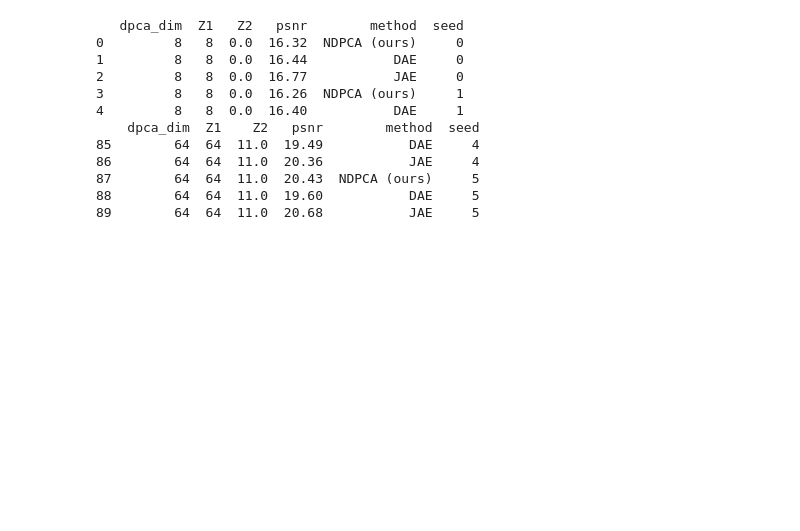
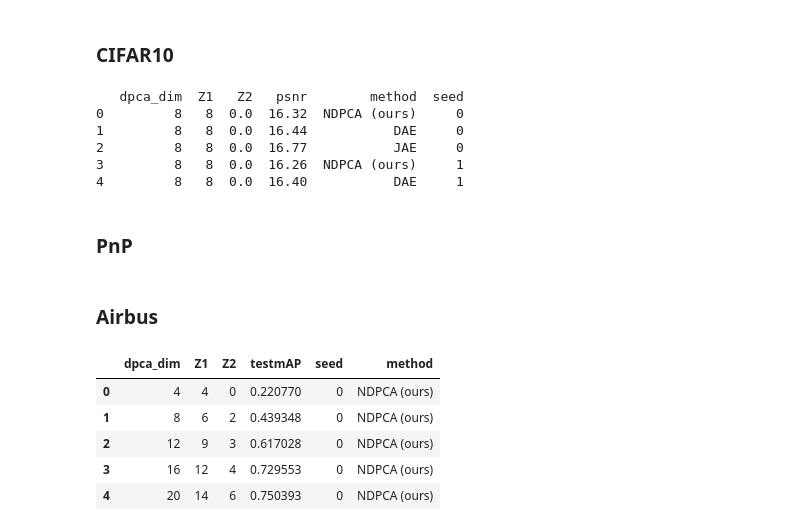
Before and after one commit to UTAustin-SwarmLab/Task-aware-Distributed-Source-Coding, a Jupyter notebook: plots/make_plot.ipynb, the cells around one changed output. Cells and saved outputs as stored; diff of their text form; code cells hidden in the pictures; blank space fills up the shorter version.

```diff
--- a/plots/make_plot.ipynb
+++ b/plots/make_plot.ipynb
@@ -11,3 +13,5 @@ warnings.simplefilter(action='ignore', category=FutureWarning)
+# %% [markdown]
+### CIFAR10
 # %%
 numval = 5
 numseed = 6
@@ -73,7 +77,6 @@ for i in range(len(psnr_dae)): ### latent dim
         cifar_df = cifar_df.append({'dpca_dim': Z[i], 'Z1': Z1[i, j], 'Z2': Z2[i, j] ,'psnr': psnr_jae[i, j], 'method': 'JAE', 'seed': j}, ignore_index=True)
 
 print(cifar_df.head())
-print(cifar_df.tail())
 # %% [output]
    dpca_dim  Z1   Z2   psnr        method  seed
 0         8   8  0.0  16.32  NDPCA (ours)     0
@@ -81,9 +84,39 @@ print(cifar_df.tail())
 2         8   8  0.0  16.77           JAE     0
 3         8   8  0.0  16.26  NDPCA (ours)     1
 4         8   8  0.0  16.40           DAE     1
-    dpca_dim  Z1    Z2   psnr        method  seed
-85        64  64  11.0  19.49           DAE     4
-86        64  64  11.0  20.36           JAE     4
-87        64  64  11.0  20.43  NDPCA (ours)     5
-88        64  64  11.0  19.60           DAE     5
-89        64  64  11.0  20.68           JAE     5
+# %% [markdown]
+### PnP
+# %% [markdown]
+### Airbus
+# %%
+airbus_df = pd.read_csv('../csv_data/airbus.csv') # seed 0 ep 349
+airbus_df.drop(columns=['dim of z2 private'], inplace=True)
+airbus_df.rename(columns={"dim of z1 private": "Z1", "dim of z1 share": "Z2"}, inplace=True)
+
+JAE_map = [[0.2781, 0.6603, 0.7343, 0.8007]
+        #   ,[0.2905, 0.5993, X, 0.7595]
+]
+DAE_map = [[0.2087, 0.5329, 0.6188, 0.6531]
+        #   ,[0, 0, 0.5843, X]
+		  ]
+AE_Zs = [4, 12, 20, 40]
+
+for z_ind, z in enumerate(AE_Zs):
+	for seed in range(len(JAE_map)):
+		airbus_df = airbus_df.append({'dpca_dim': z, 'Z1': z, 'Z2': 0 ,'testmAP': DAE_map[seed][z_ind], 'method': 'DAE', 'seed': seed}, ignore_index=True)
+		airbus_df = airbus_df.append({'dpca_dim': z, 'Z1': z, 'Z2': 0 ,'testmAP': JAE_map[seed][z_ind], 'method': 'JAE', 'seed': seed}, ignore_index=True)
+
+
+for z in np.arange(4, 41, 4): ### latent dim
+	airbus_df = airbus_df.append({'dpca_dim': z, 'Z1': z, 'Z2': 0 ,'testmAP': 0, 'method': 'Task-agnostic NDPCA', 'seed': 0}, ignore_index=True)
+	airbus_df = airbus_df.append({'dpca_dim': z, 'Z1': z, 'Z2': 0 ,'testmAP': 0, 'method': 'Task-agnostic NDPCA', 'seed': 1}, ignore_index=True)
+	airbus_df = airbus_df.append({'dpca_dim': z, 'Z1': z, 'Z2': 0 ,'testmAP': 0.83, 'method': 'Uncompressed', 'seed': 0}, ignore_index=True)
+
+airbus_df.head()
+# %% [output]
+|  | dpca_dim | Z1 | Z2 | testmAP | seed | method |
+| 0 | 4 | 4 | 0 | 0.220770 | 0 | NDPCA (ours) |
+| 1 | 8 | 6 | 2 | 0.439348 | 0 | NDPCA (ours) |
+| 2 | 12 | 9 | 3 | 0.617028 | 0 | NDPCA (ours) |
+| 3 | 16 | 12 | 4 | 0.729553 | 0 | NDPCA (ours) |
+| 4 | 20 | 14 | 6 | 0.750393 | 0 | NDPCA (ours) |
```
Also changed, not shown: parts of 4 cells of this notebook, 6 other files.
